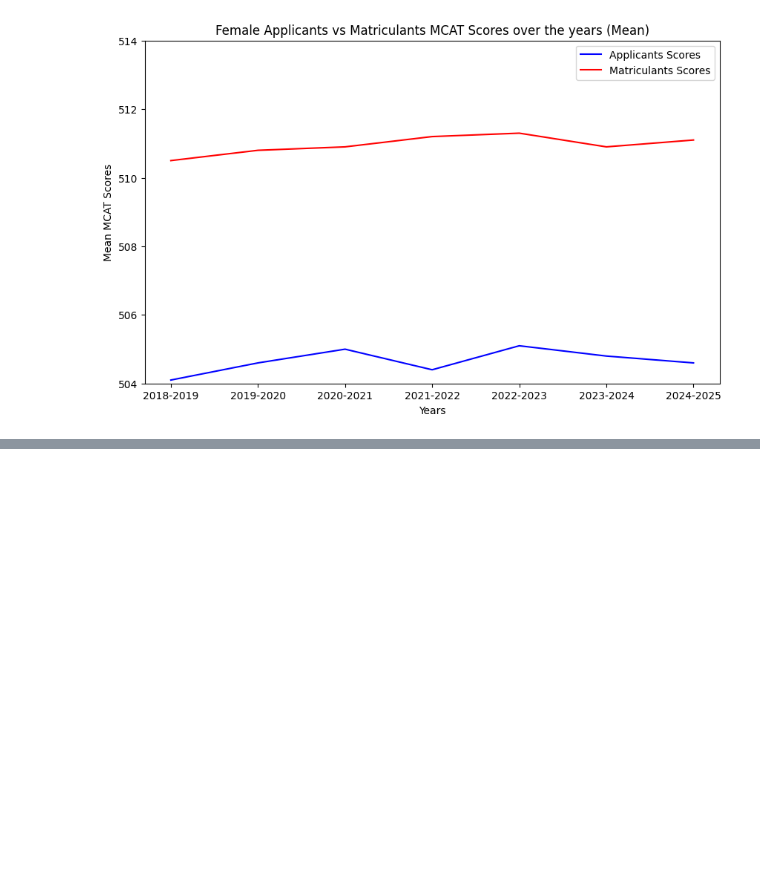
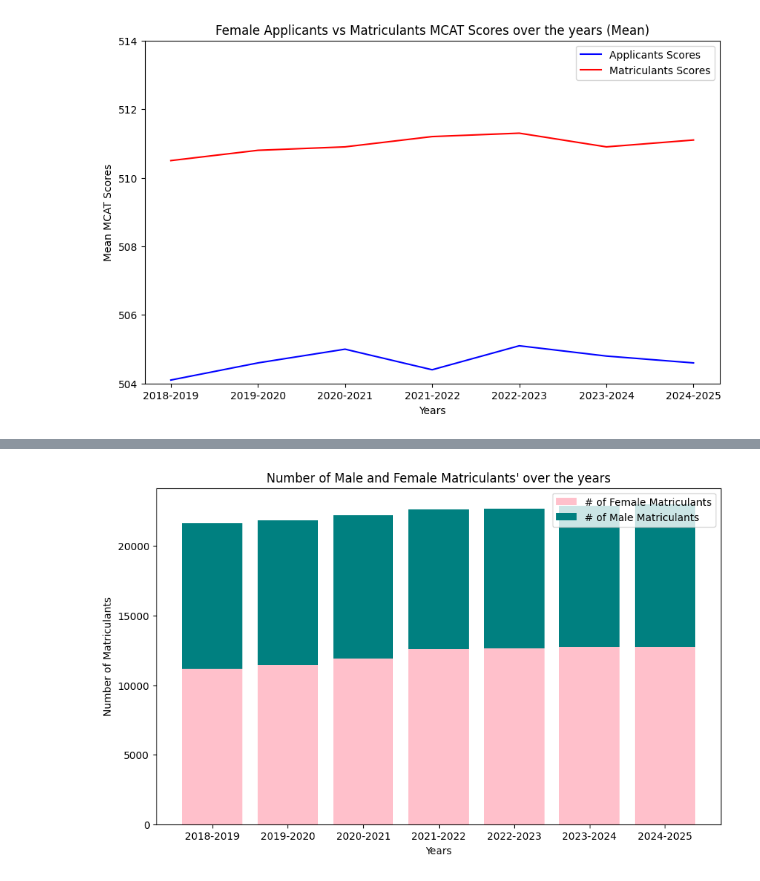
Before and after one commit to davidnunez42/medical-school-acceptances, a Jupyter notebook: AAMC_Medical_School_Acceptances_Research_Project.ipynb, the cells around one changed output, grey strips where cells are left out. Saved outputs shown, nothing was run; the diff lists cells and outputs as text; code cells hidden in the pictures; blank space fills up the shorter version.

```diff
--- a/AAMC_Medical_School_Acceptances_Research_Project.ipynb
+++ b/AAMC_Medical_School_Acceptances_Research_Project.ipynb
@@ -340,3 +414,46 @@ plt.show()
+# %%
+plt.figure(figsize=(10, 6))
+
+women_matriculants = matriculants_total_counts[matriculants_total_counts['Gender'] == 'Women']
+x_value = ['2018-2019']
+x_value_2 = ['2019-2020']
+x_value_3 = ['2020-2021']
+x_value_4 = ['2021-2022']
+x_value_5 = ['2022-2023']
+x_value_6 = ['2023-2024']
+x_value_7 = ['2024-2025']
+plt.bar(x_value, women_matriculants['2018-2019'], color='pink')
+plt.bar(x_value_2, women_matriculants['2019-2020'], color='pink')
+plt.bar(x_value_3, women_matriculants['2020-2021'], color='pink')
+plt.bar(x_value_4, women_matriculants['2021-2022'], color='pink')
+plt.bar(x_value_5, women_matriculants['2022-2023'], color='pink')
+plt.bar(x_value_6, women_matriculants['2023-2024'], color='pink')
+plt.bar(x_value_7, women_matriculants['2024-2025'], color='pink', label='# of Female Matriculants')
+
+men_matriculants = matriculants_total_counts[matriculants_total_counts['Gender'] == 'Men']
+x_value = ['2018-2019']
+x_value_2 = ['2019-2020']
+x_value_3 = ['2020-2021']
+x_value_4 = ['2021-2022']
+x_value_5 = ['2022-2023']
+x_value_6 = ['2023-2024']
+x_value_7 = ['2024-2025']
+plt.bar(x_value, men_matriculants['2018-2019'], color='teal', bottom=women_matriculants['2018-2019'])
+plt.bar(x_value_2, men_matriculants['2019-2020'], color='teal', bottom=women_matriculants['2019-2020'])
+plt.bar(x_value_3, men_matriculants['2020-2021'], color='teal', bottom=women_matriculants['2020-2021'])
+plt.bar(x_value_4, men_matriculants['2021-2022'], color='teal', bottom=women_matriculants['2021-2022'])
+plt.bar(x_value_5, men_matriculants['2022-2023'], color='teal', bottom=women_matriculants['2022-2023'])
+plt.bar(x_value_6, men_matriculants['2023-2024'], color='teal', bottom=women_matriculants['2023-2024'])
+plt.bar(x_value_7, men_matriculants['2024-2025'], color='teal', bottom=women_matriculants['2024-2025'], label='# of Male Matriculants')
+
+plt.title("Number of Male and Female Matriculants' over the years")
+plt.xlabel('Years')
+plt.ylabel('Number of Matriculants')
+plt.legend()
+
+plt.show()
+# %% [output]
+[figure, added]
 # %%
 plt.figure(figsize=(10, 6))
 
```
Also changed, not shown: parts of 87 cells of this notebook.
